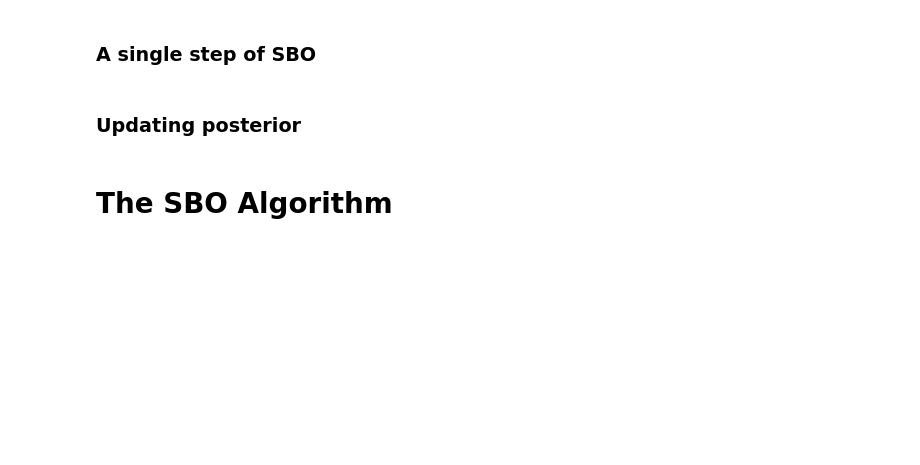
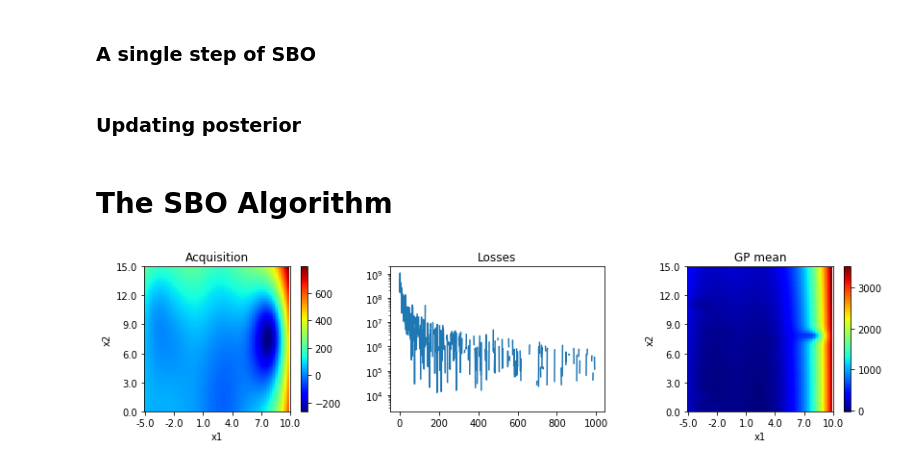
Before and after one commit to tomaslaz/handybox, a Jupyter notebook: BO/branin_hoo_pyro_sbo.ipynb, the cells around one changed output. Drawn from its saved outputs; the diff is of its cells as text; code cells hidden in the pictures; blank space fills up the shorter version.

```diff
--- a/BO/branin_hoo_pyro_sbo.ipynb
+++ b/BO/branin_hoo_pyro_sbo.ipynb
@@ -177,9 +158,28 @@ class SemiParametricModel(nn.Module):
         mu, sigma = self.gp(X)
         return g + mu, sigma
 
-semi_parametric = SemiParametricModel(X_train.T, Y_train)
+semi_parametric = SemiParametricModel(X, y)
 # %% [markdown]
 # Constructing SBO strategy
+# %%
+def perform_opti_step(num_steps=1000):
+
+    param_opt = torch.optim.Adam(semi_parametric.parameters(recurse=False), lr=0.1)
+    gp_opt = torch.optim.Adam(semi_parametric.gp.parameters(), lr=0.005)
+    loss_fn = pyro.infer.Trace_ELBO().differentiable_loss
+
+    losses = []
+
+    for i in range(num_steps):
+        gp_opt.zero_grad()
+        param_opt.zero_grad()
+        loss = loss_fn(semi_parametric.model, semi_parametric.guide)
+        loss.backward()
+        gp_opt.step()
+        param_opt.step()
+        losses.append(loss.item())
+
+    return losses
 # %% [markdown]
 ### Defining acquisition function
 # %%
@@ -268,3 +301,28 @@ def next_x(num_candidates=5):
 # %% [markdown]
 # The SBO Algorithm
+# %%
+losses = perform_opti_step()
+
+plt.figure(figsize=(12,3))
+
+# Acquisition function
+plt.subplot(1,3,1)
+plt.title("Acquisition")
+with torch.no_grad():
+    plot_function(acquisition_func)
+
+# Losses
+plt.subplot(1,3,2)
+plt.title("Losses")
+plt.semilogy(losses);
+
+# Updated GP
+plt.subplot(1,3,3)
+plt.title("GP mean")
+with torch.no_grad():
+    plot_function(lambda X: semi_parametric(X)[0])
+
+plt.tight_layout();
+# %% [output]
+[figure, added]
 # %%
```
Also changed, not shown: parts of 13 cells of this notebook, 2 other files.
